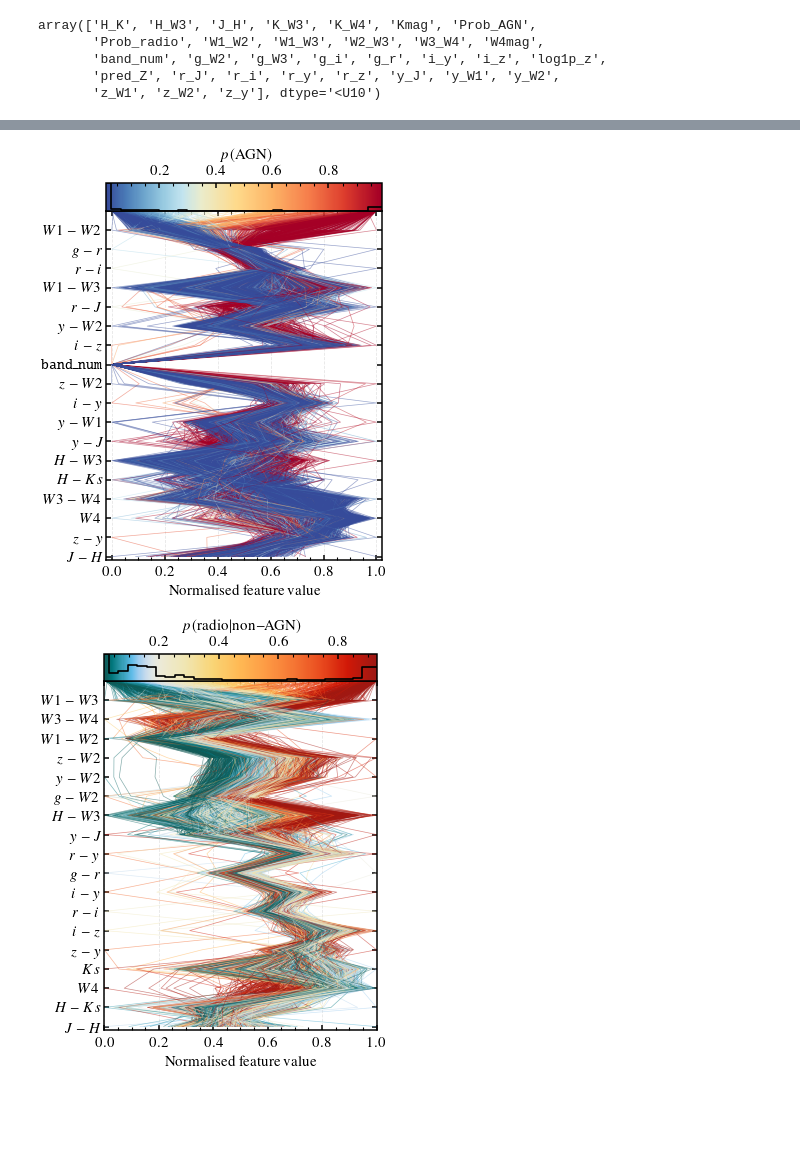
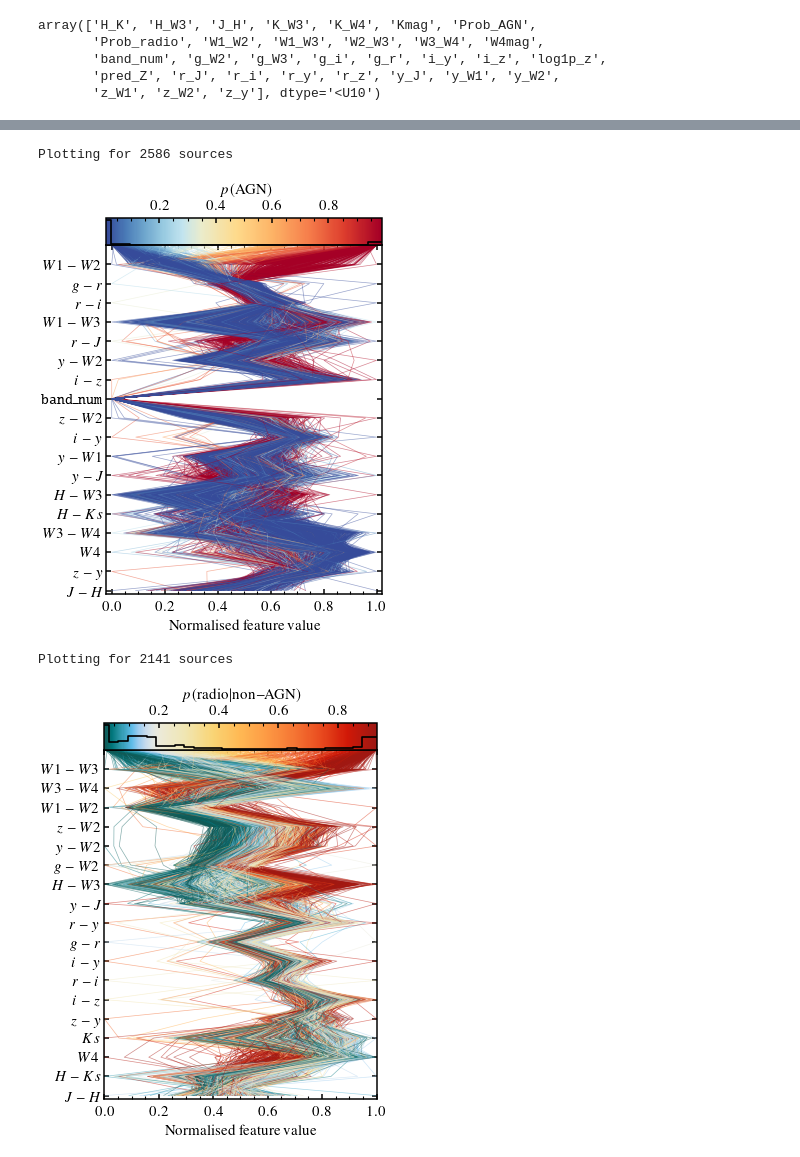
Before and after one commit to racarvajal/Pipeline_ML_6arcsec, a Jupyter notebook: parallel_coords_LoTSS.ipynb, the cells around one changed output, grey strips where cells are left out. Saved outputs shown, nothing was run; the diff lists cells and outputs as text; code cells hidden in the pictures; blank space fills up the shorter version.

```diff
--- a/parallel_coords_LoTSS.ipynb
+++ b/parallel_coords_LoTSS.ipynb
@@ -95,9 +95,10 @@ data_catalog_HETDEX_df, colours_list = create_colours(data_catalog_HETDEX_df,mag
 # %%
 # np.array(data_catalog_HETDEX_df.columns)
 # %%
-data_catalog_HETDEX_df            = combine_predictions(data_catalog_HETDEX_df)
-data_catalog_HETDEX_df['log_z']   = np.log10(data_catalog_HETDEX_df['pred_Z'])
-data_catalog_HETDEX_df['log1p_z'] = np.log10(1 + data_catalog_HETDEX_df['pred_Z'])
+data_catalog_HETDEX_df              = combine_predictions(data_catalog_HETDEX_df)
+data_catalog_HETDEX_df['log_z']     = np.log10(data_catalog_HETDEX_df['pred_Z'])
+data_catalog_HETDEX_df['log1p_z']   = np.log10(1 + data_catalog_HETDEX_df['pred_Z'])
+data_catalog_HETDEX_df['log1p_z_t'] = np.log10(1 + data_catalog_HETDEX_df['Z'])
 # %%
 true_radio_filter = data_catalog_HETDEX_df.loc[:, 'radio_detect'] == 1
 pred_radio_filter = data_catalog_HETDEX_df.loc[:, 'pred_radio'] == 1
@@ -107,3 +110,10 @@ pred_AGN_filter   = data_catalog_HETDEX_df.loc[:, 'pred_class_cal'] == 1
+# %%
+if used_sample != 'unknown':
+    data_catalog_HETDEX_df['full_class'] = np.float16(0)
+    data_catalog_HETDEX_df.loc[true_AGN_filter & ~true_radio_filter, 'full_class']  = 0
+    data_catalog_HETDEX_df.loc[true_nAGN_filter & ~true_radio_filter, 'full_class'] = 1
+    data_catalog_HETDEX_df.loc[true_AGN_filter & true_radio_filter, 'full_class']   = 2
+    data_catalog_HETDEX_df.loc[true_nAGN_filter & true_radio_filter, 'full_class']  = 3
 # %%
 used_cols_plt = ['J_H', 'z_y', 'W4mag', 'W3_W4', 'H_K', 'H_W3', 'y_J',
                  'i_y', 'z_W2', 'band_num', 'i_z', 'y_W2', 'r_J', 'W1_W3',
@@ -140,11 +150,17 @@ feats_names_strs = {'H_K': r'${H} - {Ks}$', 'H_W3': r'${H} - {W3}$',
                     'r_z': r'${r} - {z}$', 'y_J': r'${y} - {J}$',
                     'y_W1': r'${y} - {W1}$', 'y_W2': r'${y} - {W2}$',
                     'z_W1': r'${z} - {W1}$', 'z_W2': r'${z} - {W2}$',
-                    'z_y': r'${z} - {y}$',
-                    'Kmag': r'${Ks}$', 'W4mag': r'${W4}$',
+                    'z_y': r'${z} - {y}$', 'gmag': r'${g}$',
+                    'rmag': r'${r}$', 'imag': r'${i}$', 'zmag': r'${z}$',
+                    'ymag': r'${y}$', 'Jmag': r'${J}$', 'Hmag': r'${H}$',
+                    'Kmag': r'${Ks}$', 'W1mproPM': r'${W1}$',
+                    'W2mproPM': r'${W2}$', 'W3mag': r'${W3}$', 'W4mag': r'${W4}$',
                     'band_num': r'$\mathtt{band\_num}$',
                     'Prob_AGN': r'$p(\mathrm{AGN})$',
                     'Prob_radio': r'$p(\mathrm{radio}\vert \mathrm{non{-}AGN})$',
                     'pred_Z': r'$\mathrm{predicted ~ redshift}$',
-                    'log1p_z': r'$1 + z_{\mathrm{pred}}$',
+                    'Z': r'$\mathrm{redshift}$',
+                    'log1p_z': r'$\log(1 + z_{\mathrm{pred}})$',
+                    'log1p_z_t': r'$\log(1 + z_{\mathrm{true}})$',
+                    'full_class': '',
                     '': ''}
@@ -160,11 +281,13 @@ base          = data_catalog_HETDEX_df.loc[:, cols_2_plot]
 base          = base.dropna(subset=cols_2_plot)  # remove rows with NaNs in colours
 
 # Sample the same 10% of rows
-used_filter   = true_AGN_filter | true_nAGN_filter
-# used_filter   = true_radio_filter & true_nAGN_filter
+tmp_true_AGN_filter  = data_catalog_HETDEX_df.loc[base.index, 'class'] == 1
+tmp_true_nAGN_filter = data_catalog_HETDEX_df.loc[base.index, 'class'] == 0
+used_filter   = tmp_true_AGN_filter | tmp_true_nAGN_filter
 keep_idx      = base.loc[used_filter, cols_2_plot[0]].sample(frac=1.0, random_state=42).index
 data          = base.loc[keep_idx, cols_2_plot].to_numpy()
 color_by      = base.loc[keep_idx, colour_col].to_numpy()
+print(f'Plotting for {len(color_by)} sources')
 
 n_obj, n_feat = data.shape
 y             = np.arange(n_feat)
@@ -214,37 +337,39 @@ with mpl.rc_context(rc_tmp):
     cbar.set_label(feats_names_strs[colour_col[0]])
 
     # Add histogram to colourbar
     # After creating cbar and norm
     cbar_min = norm.vmin
     cbar_max = norm.vmax
 
     # Histogram in data (z) space
     hist_vals, bin_edges = np.histogram(
         color_by,
         bins=np.linspace(cbar_min, cbar_max, 30)
     )
 
     ymin_cb, ymax_cb = cbar.ax.get_ylim()
     available_height = (ymax_cb - ymin_cb) * 0.9
     scaled_hist      = hist_vals / np.max(hist_vals) * available_height
 
     ax_hist          = cbar.ax.twiny()
     ax_hist.set_xlim(cbar_min, cbar_max)
-    ax_hist.set_ylim(0, available_height)
+    #ax_hist.set_ylim(0, available_height)
+    ax_hist.set_ylim(0, 1)
     #ax_hist.plot(bin_edges[:-1], scaled_hist, drawstyle='steps-mid',
     #             color='black', linewidth=1.2)
     ax_hist.plot(bin_edges, np.r_[scaled_hist, scaled_hist[-1]],
                  drawstyle='steps-mid', color='black', linewidth=1.2)
     ax_hist.axis('off')
     cbar.ax.xaxis.set_ticks_position('top')
     cbar.ax.xaxis.set_label_position('top')
 
-    ax.grid(axis='x', alpha=0.1, ls='--', c='k')
+    #ax.grid(axis='x', alpha=0.1, ls='--', c='k')
     if save_plots:
-        plt.savefig(gv.plots_path + 'parallel_coords_AGN_prob_HETDEX.pdf', bbox_inches='tight')
+        plt.savefig(gv.plots_path + 'parallel_coords_prob_AGN_HETDEX.pdf', bbox_inches='tight')
     plt.show()
 # %% [output]
+Plotting for 2586 sources
-[figure, old version]
+[figure, new version]
 # %%
 cols_2_plot   = ['J_H', 'H_K', 'W4mag', 'Kmag', 'z_y', 'i_z', 'r_i',
                  'i_y', 'g_r', 'r_y', 'y_J', 'H_W3', 'g_W2', 'y_W2',
@@ -257,11 +382,13 @@ base          = data_catalog_HETDEX_df.loc[:, cols_2_plot]
 base          = base.dropna(subset=cols_2_plot)  # remove rows with NaNs in colours
 
 # Sample the same 10% of rows
-used_filter   = true_nAGN_filter
+tmp_true_nAGN_filter = data_catalog_HETDEX_df.loc[base.index, 'class'] == 0
+used_filter   = tmp_true_nAGN_filter
 # used_filter   = true_radio_filter & true_nAGN_filter
 keep_idx      = base.loc[used_filter, cols_2_plot[0]].sample(frac=1.0, random_state=42).index
 data          = base.loc[keep_idx, cols_2_plot].to_numpy()
 color_by      = base.loc[keep_idx, colour_col].to_numpy()
+print(f'Plotting for {len(color_by)} sources')
 
 n_obj, n_feat = data.shape
 y             = np.arange(n_feat)
@@ -327,7 +454,8 @@ with mpl.rc_context(rc_tmp):
 
     ax_hist          = cbar.ax.twiny()
     ax_hist.set_xlim(cbar_min, cbar_max)
-    ax_hist.set_ylim(0, available_height)
+    #ax_hist.set_ylim(0, available_height)
+    ax_hist.set_ylim(0, 1)
     #ax_hist.plot(bin_edges[:-1], scaled_hist, drawstyle='steps-mid',
     #             color='black', linewidth=1.2)
     ax_hist.plot(bin_edges, np.r_[scaled_hist, scaled_hist[-1]],
@@ -336,11 +464,12 @@ with mpl.rc_context(rc_tmp):
     cbar.ax.xaxis.set_ticks_position('top')
     cbar.ax.xaxis.set_label_position('top')
 
-    ax.grid(axis='x', alpha=0.1, ls='--', c='k')
+    #ax.grid(axis='x', alpha=0.1, ls='--', c='k')
     if save_plots:
-        plt.savefig(gv.plots_path + 'parallel_coords_radio_prob_non_AGN_HETDEX.pdf', bbox_inches='tight')
+        plt.savefig(gv.plots_path + 'parallel_coords_prob_radio_true_non_AGN_HETDEX.pdf', bbox_inches='tight')
     plt.show()
 # %% [output]
+Plotting for 2141 sources
 [figure]
 # %%
 cols_2_plot   = ['J_H', 'H_K', 'K_W4', 'band_num', 'W4mag', 'y_W1', 'z_y',
```
Also changed, not shown: parts of 5 cells of this notebook, 1 other file.
